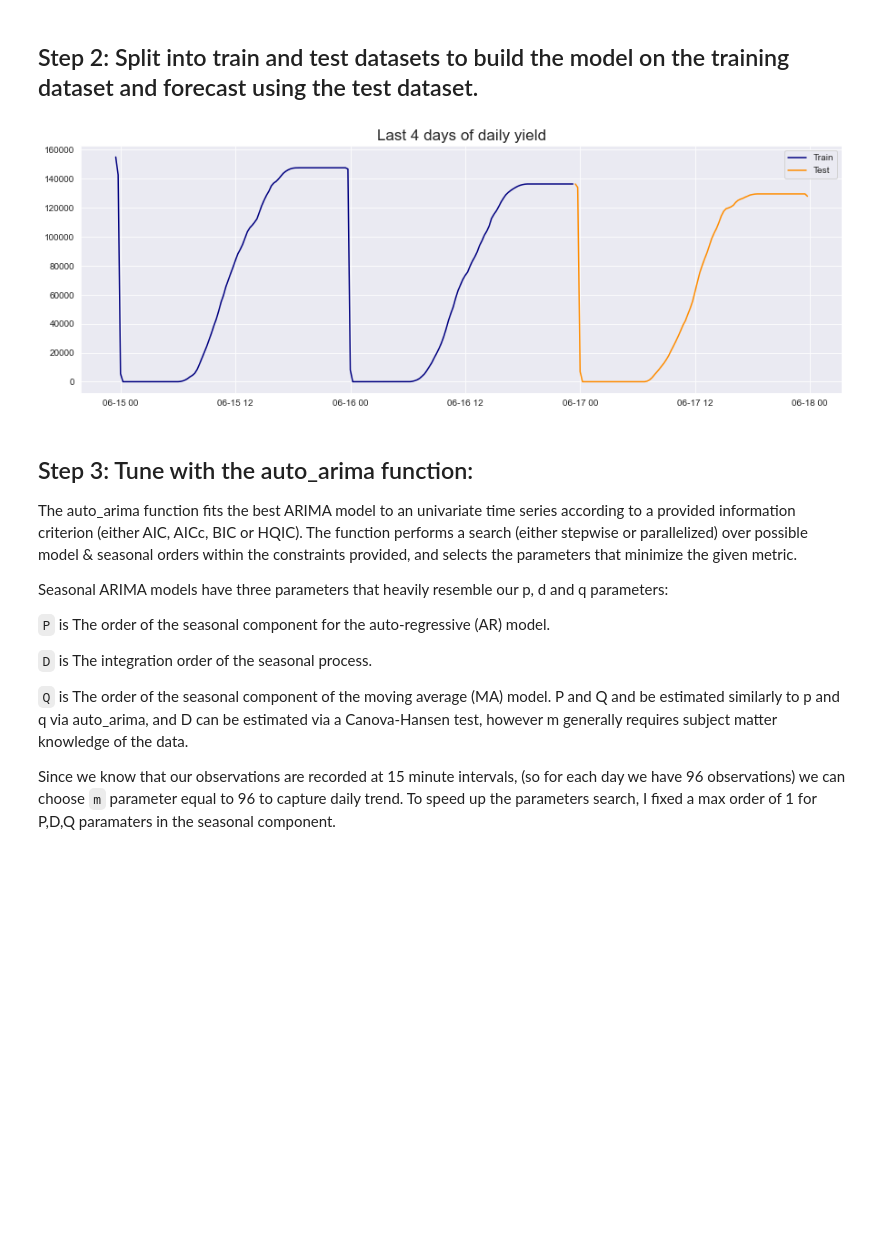
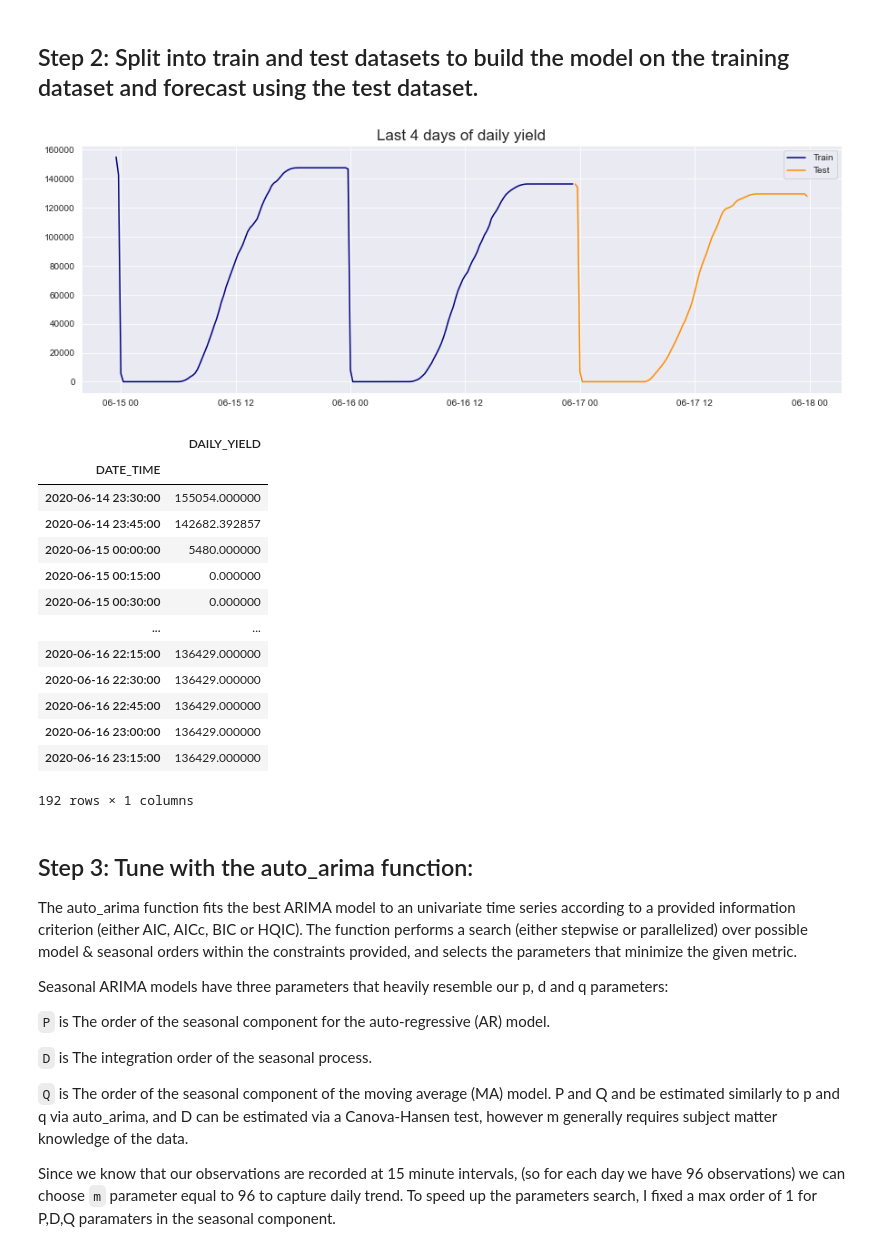
Before and after one commit to YohannesDK/DAT540_Group_11, a Jupyter notebook: Arima-Prophet-Tests.ipynb, the cells around one changed output. Saved outputs shown, nothing was run; the diff lists cells and outputs as text; code cells hidden in the pictures; blank space fills up the shorter version.

```diff
--- a/Arima-Prophet-Tests.ipynb
+++ b/Arima-Prophet-Tests.ipynb
@@ -270,14 +298,29 @@ From the above, we can conclude that the data is non-stationary. Hence, we would
 # %%
 train=pred_gen[:192]
 test=pred_gen[-96:]
 plt.figure(figsize=(15,5))
 plt.plot(train,label='Train',color='navy')
 plt.plot(test,label='Test',color='darkorange')
 plt.title('Last 4 days of daily yield',fontsize=17)
 plt.legend()
 plt.show()
+train
 # %% [output]
 [figure]
+|  | DAILY_YIELD |
+| DATE_TIME |  |
+| 2020-06-14 23:30:00 | 155054.000000 |
+| 2020-06-14 23:45:00 | 142682.392857 |
+| 2020-06-15 00:00:00 | 5480.000000 |
+| 2020-06-15 00:15:00 | 0.000000 |
+| 2020-06-15 00:30:00 | 0.000000 |
+| ... | ... |
+| 2020-06-16 22:15:00 | 136429.000000 |
+| 2020-06-16 22:30:00 | 136429.000000 |
+| 2020-06-16 22:45:00 | 136429.000000 |
+| 2020-06-16 23:00:00 | 136429.000000 |
+| 2020-06-16 23:15:00 | 136429.000000 |
+192 rows × 1 columns
 # %% [markdown]
 ## Step 3: Tune with the auto_arima function:
 
```
Also changed, not shown: parts of 11 cells of this notebook, 1 other file.
